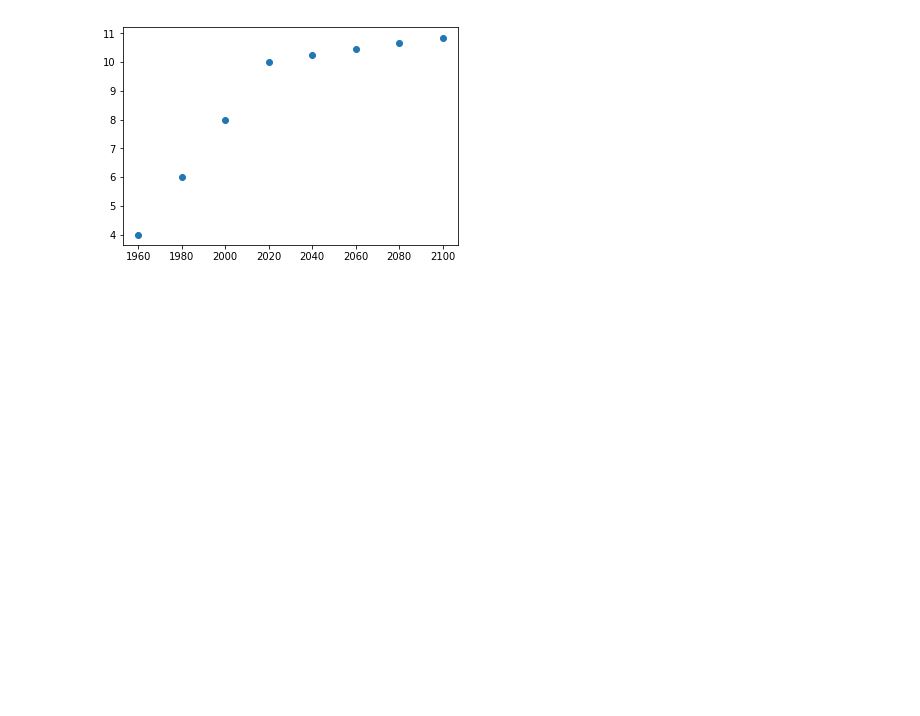
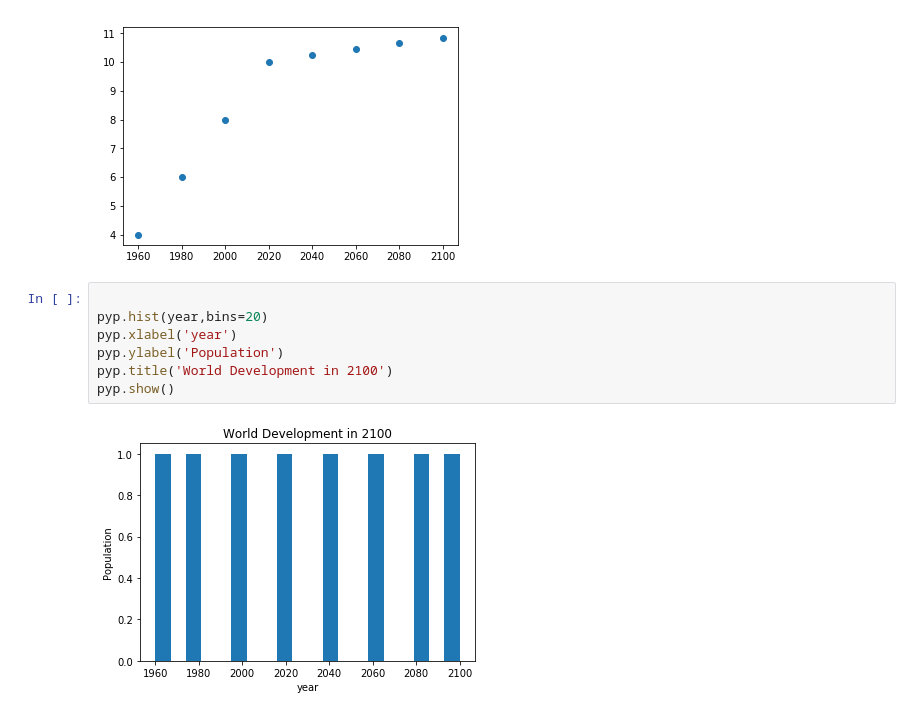
Before and after one commit to sauravjaiswalsj/DataScience-basics-basics, a Jupyter notebook: Graph.ipynb, the cells around one changed output. Saved outputs shown, nothing was run; the diff lists cells and outputs as text; blank space fills up the shorter version.

```diff
--- a/Graph.ipynb
+++ b/Graph.ipynb
@@ -17,3 +17,12 @@ pyp.scatter(year,pop)
 pyp.show()
 # %% [output]
 [figure]
+# %%
+
+pyp.hist(year,bins=20)
+pyp.xlabel('year')
+pyp.ylabel('Population')
+pyp.title('World Development in 2100')
+pyp.show()
+# %% [output]
+[figure, added]
```
Also changed, not shown: parts of 1 cell of this notebook.
